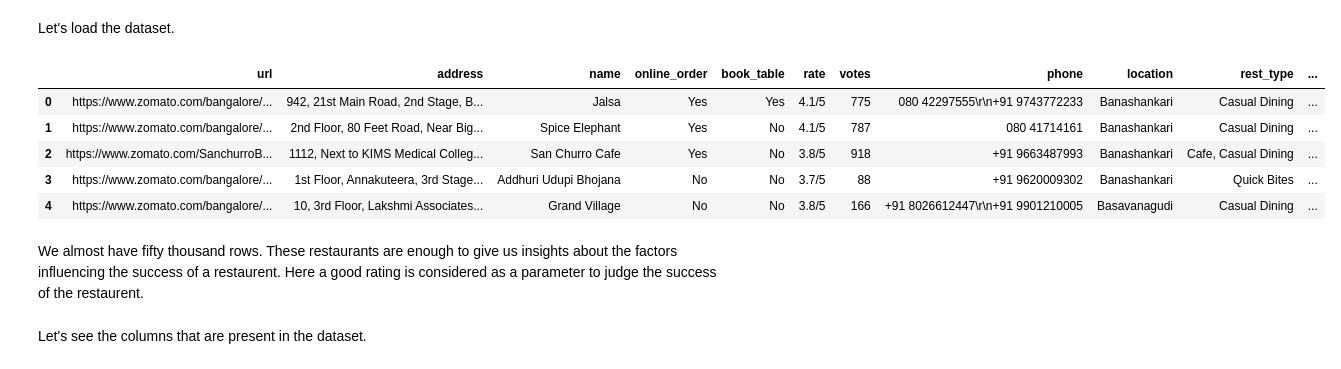
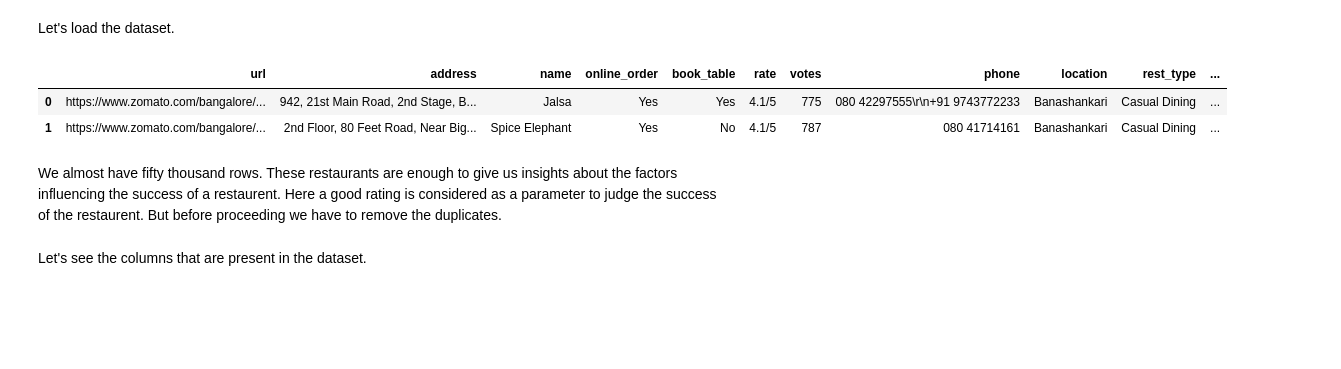
Before and after one commit to sashankmvv/Zomato, a Jupyter notebook: zomato.ipynb, the cells around one changed output. Cells and saved outputs as stored; diff of their text form; code cells hidden in the pictures; blank space fills up the shorter version.

```diff
--- a/zomato.ipynb
+++ b/zomato.ipynb
@@ -16,14 +20,11 @@ Error:
 Let's load the dataset.
 # %%
 df = pd.read_csv("zomato.csv")
-df.head()
+df.head(2)
 # %% [output]
 |  | url | address | name | online_order | book_table | rate | votes | phone | location | rest_type | ... |
 | 0 | https://www.zomato.com/bangalore/... | 942, 21st Main Road, 2nd Stage, B... | Jalsa | Yes | Yes | 4.1/5 | 775 | 080 42297555\r\n+91 9743772233 | Banashankari | Casual Dining | ... |
 | 1 | https://www.zomato.com/bangalore/... | 2nd Floor, 80 Feet Road, Near Big... | Spice Elephant | Yes | No | 4.1/5 | 787 | 080 41714161 | Banashankari | Casual Dining | ... |
-| 2 | https://www.zomato.com/SanchurroB... | 1112, Next to KIMS Medical Colleg... | San Churro Cafe | Yes | No | 3.8/5 | 918 | +91 9663487993 | Banashankari | Cafe, Casual Dining | ... |
-| 3 | https://www.zomato.com/bangalore/... | 1st Floor, Annakuteera, 3rd Stage... | Addhuri Udupi Bhojana | No | No | 3.7/5 | 88 | +91 9620009302 | Banashankari | Quick Bites | ... |
-| 4 | https://www.zomato.com/bangalore/... | 10, 3rd Floor, Lakshmi Associates... | Grand Village | No | No | 3.8/5 | 166 | +91 8026612447\r\n+91 9901210005 | Basavanagudi | Casual Dining | ... |
 # %% [markdown]
 We almost have fifty thousand rows. These restaurants are enough to give us insights about the factors influencing the success of a restaurent.
-Here a good rating is considered as a parameter to judge the success of the restaurent.
+Here a good rating is considered as a parameter to judge the success of the restaurent. But before proceeding we have to remove the duplicates.
```
Also changed, not shown: parts of 34 cells of this notebook.
